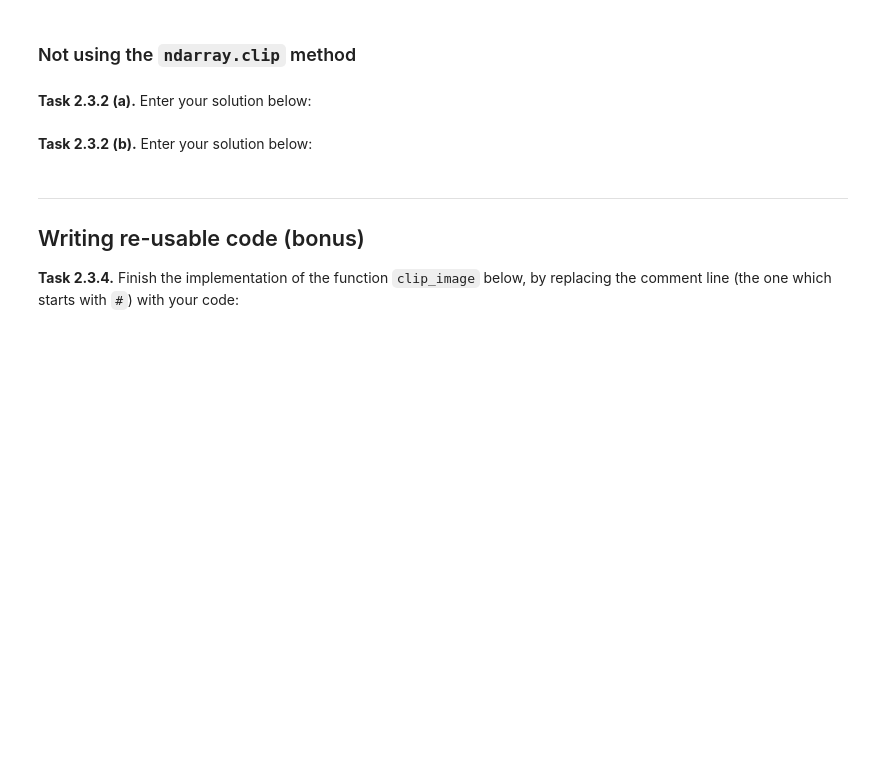
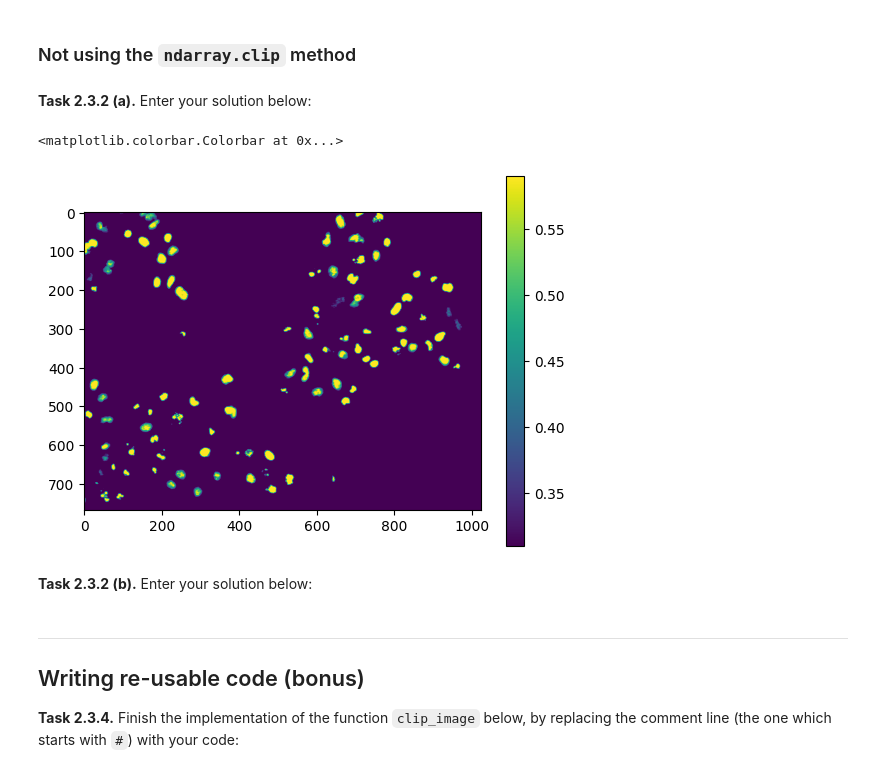
Before and after one commit to loazink/mobi-fs3-python, a Jupyter notebook: task2.ipynb, the cells around one changed output. Saved outputs shown, nothing was run; the diff lists cells and outputs as text; code cells hidden in the pictures; blank space fills up the shorter version.

```diff
--- a/task2.ipynb
+++ b/task2.ipynb
@@ -48,6 +72,24 @@ T2 = 0.59
 ### Not using the `ndarray.clip` method
 # %% [markdown]
 **<a id="#">Task 2.3.2 (a).</a>** Enter your solution below:
+# %%
+
+h,w = img.shape
+
+for i in range(0,h):
+    for j in range(0,w):
+        if img[i,j] < T1:
+            result[i,j] = T1
+        elif img[i,j] > T2:
+            result[i,j] = T2
+        else:
+            result[i,j] = img[i,j]
+
+plt.imshow(result)
+plt.colorbar()
+# %% [output]
+<matplotlib.colorbar.Colorbar at 0x...>
+[figure, added]
 # %% [markdown]
 **<a id="#">Task 2.3.2 (b).</a>** Enter your solution below:
 # %% [markdown]
```
Also changed, not shown: parts of 3 cells of this notebook, 1 other file.
